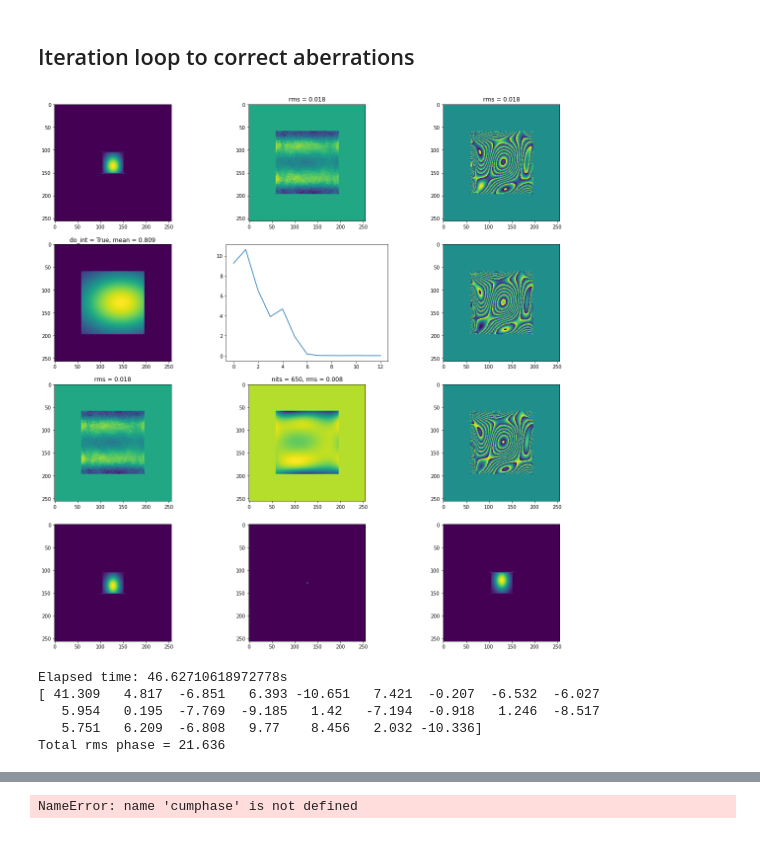
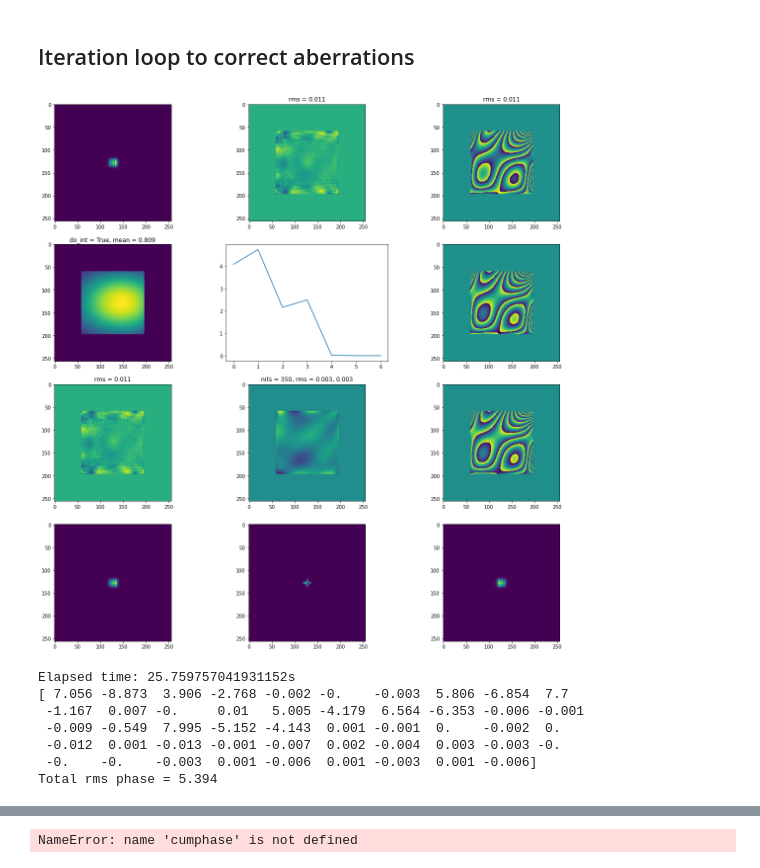
Before and after one commit to imperial-photonics/HexSimInstrument, a Jupyter notebook: R11SLM_correction_simulation_Chebyshev-MN.ipynb, the cells around one changed output, grey strips where cells are left out. Saved outputs shown, nothing was run; the diff lists cells and outputs as text; code cells hidden in the pictures.

```diff
--- a/R11SLM_correction_simulation_Chebyshev-MN.ipynb
+++ b/R11SLM_correction_simulation_Chebyshev-MN.ipynb
@@ -82,7 +82,7 @@ r = xp.sqrt(x ** 2 + y ** 2)
 # weight the target PSF towards the centre (or not if all ones)
 G = xp.ones((int(N), int(N)))
 
-n_c = 5
+n_c = 7
 n_p = 4
 
 def set_C(xc, yc, n_c):
@@ -94,7 +94,7 @@ def set_C(xc, yc, n_c):
             ch[n, k, :, :] = np.polynomial.chebyshev.chebval2d(xc, yc, c) * circ
     return ch
 
-chs = set_C(x, y, 5)
+chs = set_C(x, y, n_c)
 
 c_a_p = xp.reshape(chs, (n_c ** 2, N, N)) # Chebyshev aberration for phase
 c_a_i = xp.reshape(chs[:n_p, :n_p, :, :], (n_p ** 2, N, N))  # Chebyshev aberration for intensity
@@ -223,10 +213,10 @@ Create a random image with low spatial frequency content for aberration to be me
 # ri = (30 * ch[1, 3] + 2 * ch[3, 1] - 5 * ch[4, 4] +
 #       7 * ch[4, 1] + 5 * ch[2, 2] - 2 * ch[3, 3]) * circ / 0.5
 
-c = xp.random.rand(n_c, n_c) - 0.5
+c = xp.random.rand(n_p, n_p) - 0.5
 ri = np.polynomial.chebyshev.chebval2d(x, y, c) * circ
 rms = xp.std(ri)
-RMS = 10
+RMS = 5
 ri *= RMS / rms
 
 # starting random input phase
@@ -255,8 +245,8 @@ plt.title('Starting phase')
 
 plt.figure(102)
 defocus = 5 * (chs[0, 2] + chs[2, 0])
-# bias = [10 * (chs[0, 2] - chs[2, 0]), 40 * chs[1, 1], -10 * (chs[0, 2] - chs[2, 0])]
-bias = [40 * chs[1, 1], 0 * chs[1, 1], -40 * chs[1, 1]]
+bias = [5 * (chs[0, 2] + chs[2, 0]), 5 * chs[2, 2], -5 * (chs[0, 2] + chs[2, 0])]
+# bias = [20 * chs[1, 1], 0 * chs[1, 1], -20 * chs[1, 1]]
 for i in range(3):
     plt.subplot(1, 3, i + 1)
     if xp == cp:
@@ -368,7 +358,7 @@ while nits < n * 20 + 1:
         z_i = oe.contract('ijk, jk, jk, i -> i', c_a_i, xp.abs(Q), wt, normval_i)
         Qb = oe.contract('ijk, i -> jk', c_a_i, z_i)
     else:  # Set the amplitude to a uniform pupil if the phase is still changing a lot
-        if last_rms < 2 * np.pi:
+        if last_rms < np.pi:
             do_int = True
         Qb = circ
 
@@ -409,7 +399,9 @@ while nits < n * 20 + 1:
 
         # Calculate rms of fitted phase
         rms_dz = np.std(diff)
-        show_animation(7, diff, f'nits = {nits}, rms = {rms_dz:.3f}')
+        rms_dz1 = np.std(diff -
+                         oe.contract('i, ijk -> jk', diff_z[[0, 1, n_c]], c_a_p[[0, 1, n_c], :, :]))
+        show_animation(7, diff, f'nits = {nits}, rms = {rms_dz:.3f}, {rms_dz1:.3f}')
 
         # Plot the fitted RMS values so far
         if xp == cp:
@@ -421,36 +413,38 @@ while nits < n * 20 + 1:
             axes[4].plot(rms_plot)
 
         # calculate the cummulative zernike mode values and reconstruct the cummulative phase
         cuml_z += diff_z
         cuml_phase = oe.contract('ijk,i->jk', c_a_p, cuml_z)
         show_animation(8, xp.angle(xp.exp(1j * cuml_phase)))
 
         # Recalculate the psfs
         new_masks = [ri - cuml_phase + bias[0], ri - cuml_phase + bias[1], ri - cuml_phase + bias[2]]
 
         for i in range(3):
             p1 = xp.fft.fftshift(xp.fft.fft2(ampl * xp.exp(1j * new_masks[i])))
             p1i = abs(p1) ** 2 / xp.sum(abs(p1) ** 2) * nphot + bg
             p1i_n = (xp.random.poisson(p1i) - bg) * G
             ps = p1i_n
             show_animation(9+i,ps)
             psfi[i] = p1i_n + 0j
 
         # Stop if rms is small enough for two consecutive iterations
         if rms_dz < 0.01 and last_rms < 0.01:
             break
         else:
             last_rms = rms_dz
     nits = nits + 1
 
 print(f'Elapsed time: {time.time() - t0}s')
 with np.printoptions(precision=3, suppress=True):
     print(cuml_z)
 print(f'Total rms phase = {xp.std(cuml_phase):.3f}')
 # %% [output]
-[figure, old version]
+[figure, new version]
-Elapsed time: 46.62710618972778s
-[ 41.309   4.817  -6.851   6.393 -10.651   7.421  -0.207  -6.532  -6.027
-   5.954   0.195  -7.769  -9.185   1.42   -7.194  -0.918   1.246  -8.517
-   5.751   6.209  -6.808   9.77    8.456   2.032 -10.336]
-Total rms phase = 21.636
+Elapsed time: 25.759757041931152s
+[ 7.056 -8.873  3.906 -2.768 -0.002 -0.    -0.003  5.806 -6.854  7.7
+ -1.167  0.007 -0.     0.01   5.005 -4.179  6.564 -6.353 -0.006 -0.001
+ -0.009 -0.549  7.995 -5.152 -4.143  0.001 -0.001  0.    -0.002  0.
+ -0.012  0.001 -0.013 -0.001 -0.007  0.002 -0.004  0.003 -0.003 -0.
+ -0.    -0.    -0.003  0.001 -0.006  0.001 -0.003  0.001 -0.006]
+Total rms phase = 5.394
```
Also changed, not shown: parts of 14 cells of this notebook.
